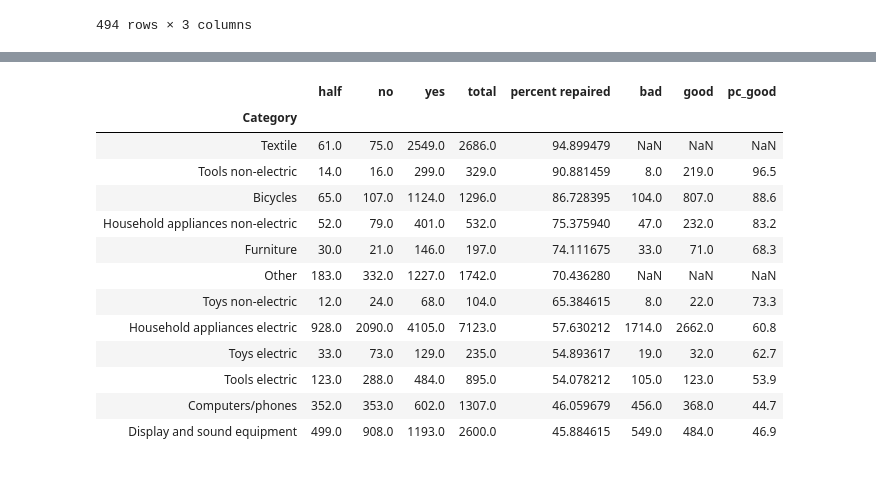
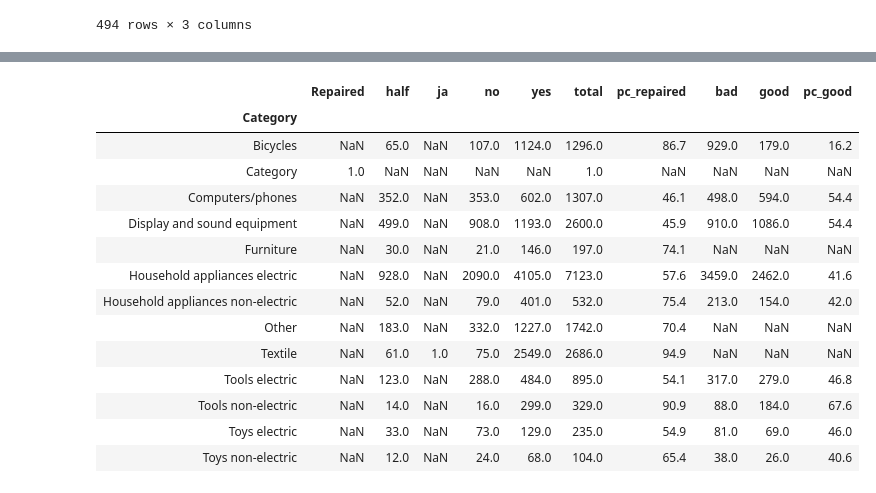
Before and after one commit to JeanMILPIED/Repair, a Jupyter notebook: Repair_cafe.ipynb, the cells around one changed output, grey strips where cells are left out. Drawn from its saved outputs; the diff is of its cells as text; code cells hidden in the pictures.

```diff
--- a/Repair_cafe.ipynb
+++ b/Repair_cafe.ipynb
@@ -444,6 +548,6 @@ Name: Electric_label, dtype: float64
 # %%
-# we drop the first three columns
-data_set_final_ML_good_2=data_set_final_ML_good.drop(columns=["Kind of product","Category","Brand","Electric"])
+# we drop the first not cat columns
+data_set_final_ML_good_2=data_set_final_ML_good.drop(columns=["index","Kind of product","Category","Brand","Electric", "age", "age_cat","my_reparability"])
 
 data_set_final_ML_good_2.dtypes
 # %% [output]
@@ -481,14 +588,14 @@ from sklearn.preprocessing import MinMaxScaler
 from sklearn import preprocessing
 le = preprocessing.LabelEncoder()
 train_good=data_set_final_ML_good_2
-X=train_good.drop(['Repaired: yes/half/no','Repaired_label'],axis=1)
+X=train_good.drop(['Repaired: yes/half/no','Repaired_label','Repaired: yes/half/no_counts','Repaired_label_counts'],axis=1)
 scaler = MinMaxScaler()
 X_scale=scaler.fit_transform(X.values)
 #print(X.columns)
 print(X_scale.shape)
 Y=le.fit_transform(train_good['Repaired_label'])
 print(Y.shape)
-X_train,X_test,y_train,y_test=train_test_split(X_scale,Y,test_size=0.2,random_state=2019)
+X_train,X_test,y_train,y_test=train_test_split(X_scale,Y,test_size=0.3,random_state=2012)
 print(X_train.shape, X_test.shape,y_train.shape,y_test.shape)
 print(y_test.dtype)
 # %% [output]
@@ -513,9 +620,10 @@ from sklearn.metrics import accuracy_score
 from sklearn.metrics import roc_curve
 from sklearn.metrics import auc
 
-gb = GradientBoostingClassifier(n_estimators=5, random_state=2018)
-rf = RandomForestClassifier(n_estimators=8, max_depth=3,min_samples_split=10,random_state=2018)
-knn = KNeighborsClassifier(n_neighbors=5)
+gb = GradientBoostingClassifier(n_estimators=25, random_state=2018)
+rf = RandomForestClassifier(n_estimators=10, max_depth=5,min_samples_split=2,random_state=2012)
+knn = KNeighborsClassifier(n_neighbors=20,weights='distance')
+nn = MLPClassifier((50,50,50),early_stopping=False, max_iter=200, random_state=2010, solver="lbfgs")
 
 Results = pd.DataFrame({'Model': [],'Accuracy Score': []})
 
@@ -537,6 +645,12 @@ res = pd.DataFrame({"Model":['KNeighborsClassifier'],
                     "Accuracy Score": [accuracy_score(Y_pred,y_test)]})
 Results = Results.append(res)
 
+nn.fit(X_train, y_train)
+Y_pred= nn.predict(X_test)
+res = pd.DataFrame({"Model":['NeuralNetwork'],
+                    "Accuracy Score": [accuracy_score(Y_pred,y_test)]})
+Results = Results.append(res)
+
 Results
 # %% [output]
 |  | Model | Accuracy Score |
@@ -597,7 +712,12 @@ plt.show
 # %%
 #where do the bad prediction lay?
-data_set_final_ML_good["predicted"]=rf.predict(X)
-data_set_final_ML_good["good_prediction_status"]=["good" if int(data_set_final_ML_good_2.iloc[i,-2])==int(data_set_final_ML_good_2.iloc[i,6]) else "bad" for i in range(data_set_final_ML_good_2.shape[0])]
+data_set_final_ML_good["predicted"]=nn.predict(X)
+
+data_set_final_ML_good["good_prediction_status"]=["good" if int(data_set_final_ML_good.iloc[i,data_set_final_ML_good.columns.get_loc("Repaired_label")])==int(data_set_final_ML_good.iloc[i,data_set_final_ML_good.columns.get_loc("predicted")]) else "bad" for i in range(data_set_final_ML_good_2.shape[0])]
 #data_set_final_ML_good[data_set_final_ML_good["good_prediction_status"]=="bad"].tail(20)
-data_set_final_ML_good.groupby(by="predicted").count().iloc[:,0]
+#print(data_set_final_ML_good.groupby(by="good_prediction_status").count().iloc[:,0])
+data_set_final_ML_good.head(5)
+#print(data_set_final_ML_good.groupby(by="predicted").count().iloc[:,0])
+print(data_set_final_ML_good[data_set_final_ML_good["predicted"]==0].groupby(by="Category").count().iloc[:,-1])
+print(data_set_final_ML_good[data_set_final_ML_good["predicted"]==0].shape)
 # %% [output]
@@ -610,24 +738,31 @@ Name: Kind of product, dtype: int64
 # %%
 data_set_ML_predict_success = data_set_final_ML_good.groupby(by=["Category","good_prediction_status"]).count().reset_index()
 data_set_ML_predict_success=data_set_ML_predict_success.pivot(values = "Kind of product", columns="good_prediction_status", index="Category")
 data_set_ML_predict_success.loc[:,"pc_good"]=round(data_set_ML_predict_success["good"]/(data_set_ML_predict_success["bad"]+data_set_ML_predict_success["good"])*100,1)
 data_set_ML_predict_success.sort_values(by="pc_good", ascending= False)
-data_set_ML_predict_success_final=pd.merge(data_repair_success_C,data_set_ML_predict_success, how="left", on="Category")
-data_set_ML_predict_success_final=data_set_ML_predict_success_final.drop("Category", axis=0)
-data_set_ML_predict_success_final
+
+
+data_repair_success_C_2=data_set_final_2.groupby(by=["Category","Repaired: yes/half/no"]).count().iloc[:,0].sort_values(ascending=False).reset_index()
+data_repair_success_C_2=data_repair_success_C_2.pivot(values="Registration number", columns="Repaired: yes/half/no", index="Category")
+data_repair_success_C_2["total"]=data_repair_success_C_2.sum(axis=1)
+data_repair_success_C_2["pc_repaired"]=round(data_repair_success_C_2["yes"]/data_repair_success_C_2["total"]*100,1)
+
+data_repair_success_C_final=pd.merge(data_repair_success_C_2,data_set_ML_predict_success, how="left", on="Category")
+data_repair_success_C_final
 # %% [output]
-|  | half | no | yes | total | percent repaired | bad | good | pc_good |
-| Category |  |  |  |  |  |  |  |  |
-| Textile | 61.0 | 75.0 | 2549.0 | 2686.0 | 94.899479 | NaN | NaN | NaN |
-| Tools non-electric | 14.0 | 16.0 | 299.0 | 329.0 | 90.881459 | 8.0 | 219.0 | 96.5 |
-| Bicycles | 65.0 | 107.0 | 1124.0 | 1296.0 | 86.728395 | 104.0 | 807.0 | 88.6 |
-| Household appliances non-electric | 52.0 | 79.0 | 401.0 | 532.0 | 75.375940 | 47.0 | 232.0 | 83.2 |
-| Furniture | 30.0 | 21.0 | 146.0 | 197.0 | 74.111675 | 33.0 | 71.0 | 68.3 |
-| Other | 183.0 | 332.0 | 1227.0 | 1742.0 | 70.436280 | NaN | NaN | NaN |
-| Toys non-electric | 12.0 | 24.0 | 68.0 | 104.0 | 65.384615 | 8.0 | 22.0 | 73.3 |
-| Household appliances electric | 928.0 | 2090.0 | 4105.0 | 7123.0 | 57.630212 | 1714.0 | 2662.0 | 60.8 |
-| Toys electric | 33.0 | 73.0 | 129.0 | 235.0 | 54.893617 | 19.0 | 32.0 | 62.7 |
-| Tools electric | 123.0 | 288.0 | 484.0 | 895.0 | 54.078212 | 105.0 | 123.0 | 53.9 |
-| Computers/phones | 352.0 | 353.0 | 602.0 | 1307.0 | 46.059679 | 456.0 | 368.0 | 44.7 |
-| Display and sound equipment | 499.0 | 908.0 | 1193.0 | 2600.0 | 45.884615 | 549.0 | 484.0 | 46.9 |
+|  | Repaired | half | ja | no | yes | total | pc_repaired | bad | good | pc_good |
+| Category |  |  |  |  |  |  |  |  |  |  |
+| Bicycles | NaN | 65.0 | NaN | 107.0 | 1124.0 | 1296.0 | 86.7 | 929.0 | 179.0 | 16.2 |
+| Category | 1.0 | NaN | NaN | NaN | NaN | 1.0 | NaN | NaN | NaN | NaN |
+| Computers/phones | NaN | 352.0 | NaN | 353.0 | 602.0 | 1307.0 | 46.1 | 498.0 | 594.0 | 54.4 |
+| Display and sound equipment | NaN | 499.0 | NaN | 908.0 | 1193.0 | 2600.0 | 45.9 | 910.0 | 1086.0 | 54.4 |
+| Furniture | NaN | 30.0 | NaN | 21.0 | 146.0 | 197.0 | 74.1 | NaN | NaN | NaN |
+| Household appliances electric | NaN | 928.0 | NaN | 2090.0 | 4105.0 | 7123.0 | 57.6 | 3459.0 | 2462.0 | 41.6 |
+| Household appliances non-electric | NaN | 52.0 | NaN | 79.0 | 401.0 | 532.0 | 75.4 | 213.0 | 154.0 | 42.0 |
+| Other | NaN | 183.0 | NaN | 332.0 | 1227.0 | 1742.0 | 70.4 | NaN | NaN | NaN |
+| Textile | NaN | 61.0 | 1.0 | 75.0 | 2549.0 | 2686.0 | 94.9 | NaN | NaN | NaN |
+| Tools electric | NaN | 123.0 | NaN | 288.0 | 484.0 | 895.0 | 54.1 | 317.0 | 279.0 | 46.8 |
+| Tools non-electric | NaN | 14.0 | NaN | 16.0 | 299.0 | 329.0 | 90.9 | 88.0 | 184.0 | 67.6 |
+| Toys electric | NaN | 33.0 | NaN | 73.0 | 129.0 | 235.0 | 54.9 | 81.0 | 69.0 | 46.0 |
+| Toys non-electric | NaN | 12.0 | NaN | 24.0 | 68.0 | 104.0 | 65.4 | 38.0 | 26.0 | 40.6 |
 # %%
```
Also changed, not shown: parts of 23 cells of this notebook.
